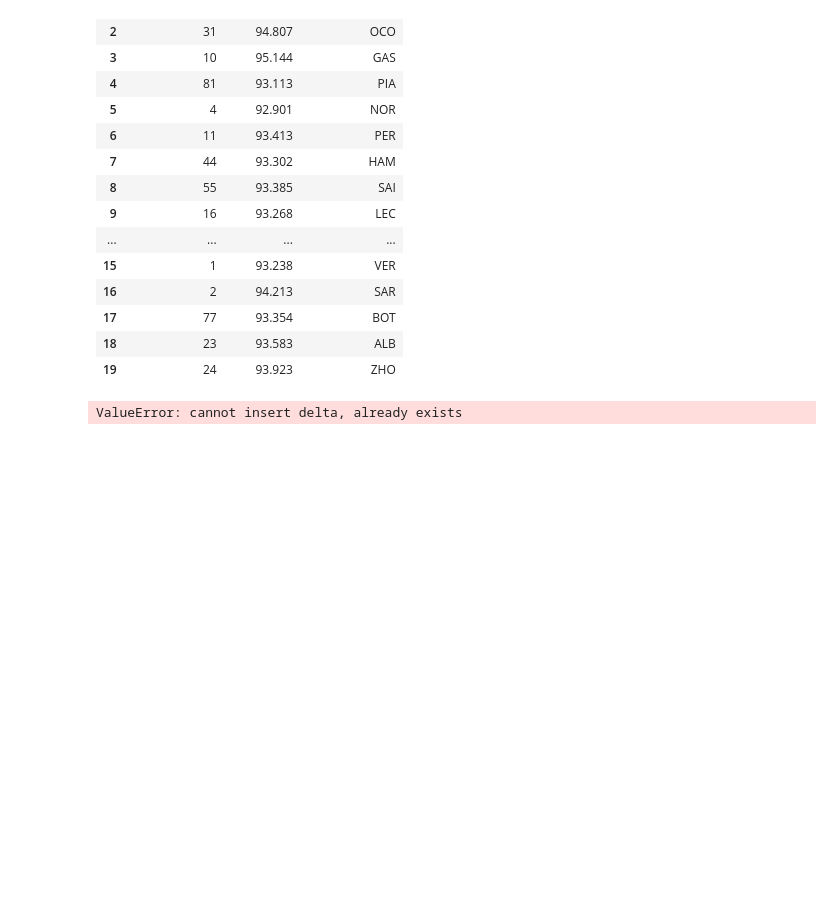
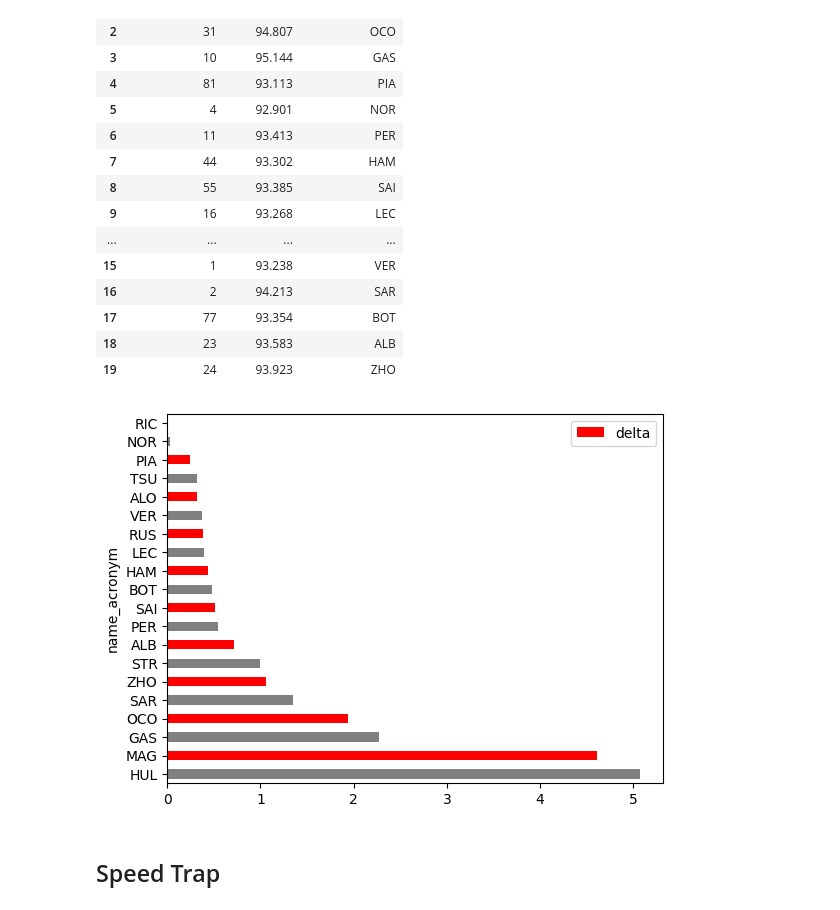
Before and after one commit to frankdelpiero/F1_notebooks, a Jupyter notebook: F1_24/Bahrain_Resume.ipynb, the cells around one changed output. Drawn from its saved outputs; the diff is of its cells as text; code cells hidden in the pictures; blank space fills up the shorter version.

```diff
--- a/F1_24/Bahrain_Resume.ipynb
+++ b/F1_24/Bahrain_Resume.ipynb
@@ -304,7 +308,10 @@ jointables
 
 def obtain_fastest_lap(driver,dataset,newdataset):
     fastest_lap = dataset.query("driver_number == @driver").lap_duration.min()
-    new_row = {'driver_number':driver,'fastest_lap':fastest_lap,'name_acronym':dataset.query('driver_number == @driver').head(1).name_acronym.to_string(index=False) }
+    team_name = dataset.query("driver_number == @driver").head(1).team_name.to_string(index=False)
+    team_colour = dataset.query("driver_number == @driver").head(1).team_colour.to_string(index=False)
+    name_acronym = dataset.query('driver_number == @driver').head(1).name_acronym.to_string(index=False)
+    new_row = {'driver_number':driver,'fastest_lap':fastest_lap,'name_acronym': name_acronym, 'team_name':team_name,'team_colour':team_colour}
     newdataset =pd.concat([newdataset, pd.DataFrame([new_row])], ignore_index=True)
     return newdataset
 # %%
@@ -343,5 +352,9 @@ def obtain_deltas(dataset,array):
 
 arr= obtain_deltas(newdataset,[])
 newdataset.insert(3,'delta',arr)
-# %% [output]
-ValueError: cannot insert delta, already exists
+# %%
+newdataset.sort_values(ascending=True,by='delta').plot.barh('name_acronym','delta',color=['red','grey']).invert_yaxis()
+# %% [output]
+[figure, added]
+# %% [markdown]
+## Speed Trap
```
Also changed, not shown: parts of 81 cells of this notebook.
